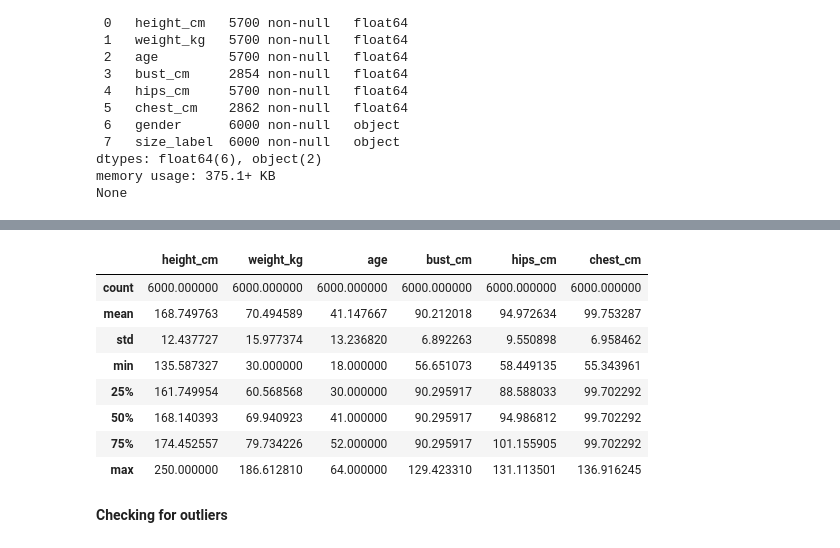
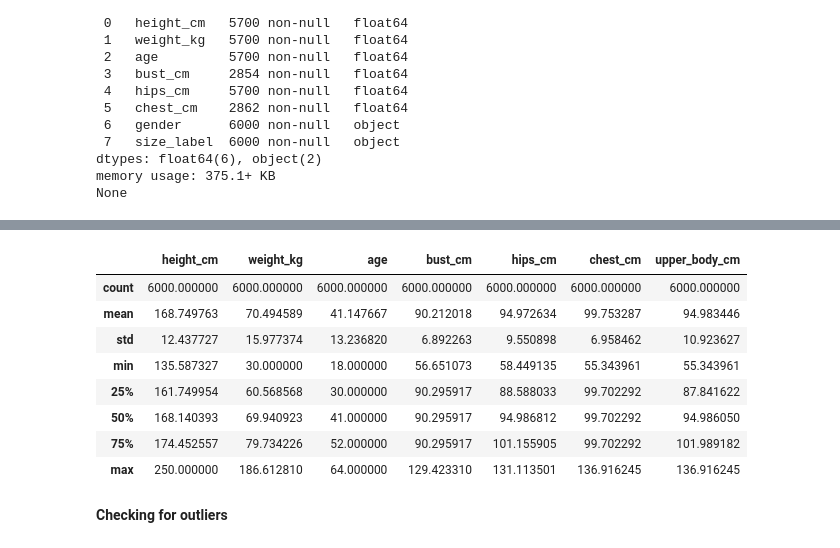
Before and after one commit to AlwangaJanet/Apparel-Size-Prediction-Using-Supervised-Learning, a Jupyter notebook: size_prediction.ipynb, the cells around one changed output, grey strips where cells are left out. Saved outputs shown, nothing was run; the diff lists cells and outputs as text; code cells hidden in the pictures.

```diff
--- a/size_prediction.ipynb
+++ b/size_prediction.ipynb
@@ -65,0 +61,9 @@ df_cleaned = df.dropna(subset=['size_label'])
+# %%
+# Fill bust and chest separately
+df['bust_cm'] = df['bust_cm'].fillna(df[df['gender'] == 'Female']['bust_cm'].median())
+df['chest_cm'] = df['chest_cm'].fillna(df[df['gender'] == 'Male']['chest_cm'].median())
+# %%
+# Unified upper body measurement (chest for males, bust for females)
+df["upper_body_cm"] = df.apply(
+    lambda row: row["chest_cm"] if row["gender"] == "Male" else row["bust_cm"], axis=1
+)
@@ -66,4 +79,4 @@ df_cleaned = df.dropna(subset=['size_label'])
 # %%
-# Fill numeric columns with median
-for col in ['height_cm', 'weight_kg', 'age', 'bust_cm', 'hips_cm', 'chest_cm']:
-    df_cleaned[col] = df[col].fillna(df[col].median())
+# Fill other missing values
+for col in ['height_cm', 'weight_kg', 'age', 'hips_cm']:
+    df[col] = df[col].fillna(df[col].median())
@@ -112,14 +96,14 @@ memory usage: 375.1+ KB
 # %%
-df_cleaned.describe()
+df.describe()
 # %% [output]
-|  | height_cm | weight_kg | age | bust_cm | hips_cm | chest_cm |
-| count | 6000.000000 | 6000.000000 | 6000.000000 | 6000.000000 | 6000.000000 | 6000.000000 |
-| mean | 168.749763 | 70.494589 | 41.147667 | 90.212018 | 94.972634 | 99.753287 |
-| std | 12.437727 | 15.977374 | 13.236820 | 6.892263 | 9.550898 | 6.958462 |
-| min | 135.587327 | 30.000000 | 18.000000 | 56.651073 | 58.449135 | 55.343961 |
-| 25% | 161.749954 | 60.568568 | 30.000000 | 90.295917 | 88.588033 | 99.702292 |
-| 50% | 168.140393 | 69.940923 | 41.000000 | 90.295917 | 94.986812 | 99.702292 |
-| 75% | 174.452557 | 79.734226 | 52.000000 | 90.295917 | 101.155905 | 99.702292 |
-| max | 250.000000 | 186.612810 | 64.000000 | 129.423310 | 131.113501 | 136.916245 |
+|  | height_cm | weight_kg | age | bust_cm | hips_cm | chest_cm | upper_body_cm |
+| count | 6000.000000 | 6000.000000 | 6000.000000 | 6000.000000 | 6000.000000 | 6000.000000 | 6000.000000 |
+| mean | 168.749763 | 70.494589 | 41.147667 | 90.212018 | 94.972634 | 99.753287 | 94.983446 |
+| std | 12.437727 | 15.977374 | 13.236820 | 6.892263 | 9.550898 | 6.958462 | 10.923627 |
+| min | 135.587327 | 30.000000 | 18.000000 | 56.651073 | 58.449135 | 55.343961 | 55.343961 |
+| 25% | 161.749954 | 60.568568 | 30.000000 | 90.295917 | 88.588033 | 99.702292 | 87.841622 |
+| 50% | 168.140393 | 69.940923 | 41.000000 | 90.295917 | 94.986812 | 99.702292 | 94.986050 |
+| 75% | 174.452557 | 79.734226 | 52.000000 | 90.295917 | 101.155905 | 99.702292 | 101.989182 |
+| max | 250.000000 | 186.612810 | 64.000000 | 129.423310 | 131.113501 | 136.916245 | 136.916245 |
 # %% [markdown]
 **Checking for outliers**
```
Also changed, not shown: parts of 43 cells of this notebook.
